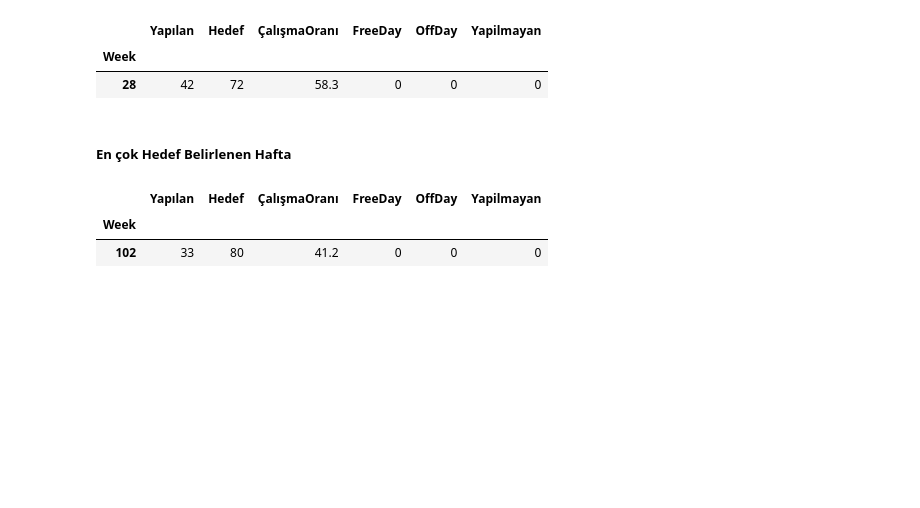
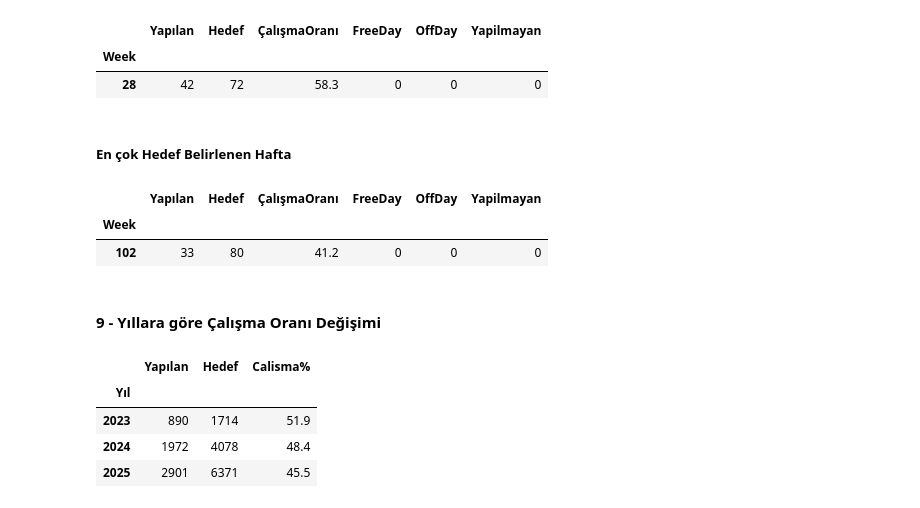
Before and after one commit to mustafaorzan/PomodoroCalismaAnaliz, a Jupyter notebook: analiz_v5.ipynb, the cells around one changed output. Cells and saved outputs as stored; diff of their text form; code cells hidden in the pictures; blank space fills up the shorter version.

```diff
--- a/analiz_v5.ipynb
+++ b/analiz_v5.ipynb
@@ -452,3 +456,37 @@ haftalik_toplam[haftalik_toplam['Hedef'] == haftalik_toplam['Hedef'].max()]
 |  | Yapılan | Hedef | ÇalışmaOranı | FreeDay | OffDay | Yapilmayan |
 | Week |  |  |  |  |  |  |
 | 102 | 33 | 80 | 41.2 | 0 | 0 | 0 |
+# %% [markdown]
+#### 9 - Yıllara göre Çalışma Oranı Değişimi
+# %%
+yil_2023 = df.loc[(df['Tarih'] >= '2022-12-01') & (df['Tarih'] <= '2023-12-31')]
+yil_2024 = df.loc[(df['Tarih'] >= '2022-12-01') & (df['Tarih'] <= '2024-12-31')]
+yil_2025 = df.loc[(df['Tarih'] >= '2022-12-01') & (df['Tarih'] <= '2025-12-31')]
+# %%
+yil_2023 = yil_2023.groupby(yil_2023['Tarih'].dt.to_period("Y")).agg({'Yapılan': 'sum', 'Hedef': 'sum'})
+yil_2024 = yil_2024.groupby(yil_2024['Tarih'].dt.to_period("Y")).agg({'Yapılan': 'sum', 'Hedef': 'sum'})
+yil_2025 = yil_2025.groupby(yil_2025['Tarih'].dt.to_period("Y")).agg({'Yapılan': 'sum', 'Hedef': 'sum'})
+# %%
+yil_2023['Yıl'] = '2023'
+yil_2024['Yıl'] = '2024'
+yil_2025['Yıl'] = '2025'
+
+yil_2023['Calisma%'] = np.round( ((yil_2023['Yapılan'] / yil_2023['Hedef']) * 100) ,1)
+yil_2024['Calisma%'] = np.round( ((yil_2024['Yapılan'] / yil_2024['Hedef']) * 100) ,1)
+yil_2025['Calisma%'] = np.round( ((yil_2025['Yapılan'] / yil_2025['Hedef']) * 100) ,1)
+
+yil_2023.set_index('Yıl', inplace=True)
+yil_2024.set_index('Yıl', inplace=True)
+yil_2025.set_index('Yıl', inplace=True)
+# %%
+yil_1 = pd.concat([yil_2023, yil_2024, yil_2025])
+
+yil_1 = yil_1.groupby(yil_1.index).agg({'Yapılan': 'sum', 'Hedef': 'sum'})
+yil_1['Calisma%'] = np.round((yil_1['Yapılan'] / yil_1['Hedef']) * 100, 1)
+yil_1
+# %% [output]
+|  | Yapılan | Hedef | Calisma% |
+| Yıl |  |  |  |
+| 2023 | 890 | 1714 | 51.9 |
+| 2024 | 1972 | 4078 | 48.4 |
+| 2025 | 2901 | 6371 | 45.5 |
```
Also changed, not shown: parts of 21 cells of this notebook, 6 other files.
